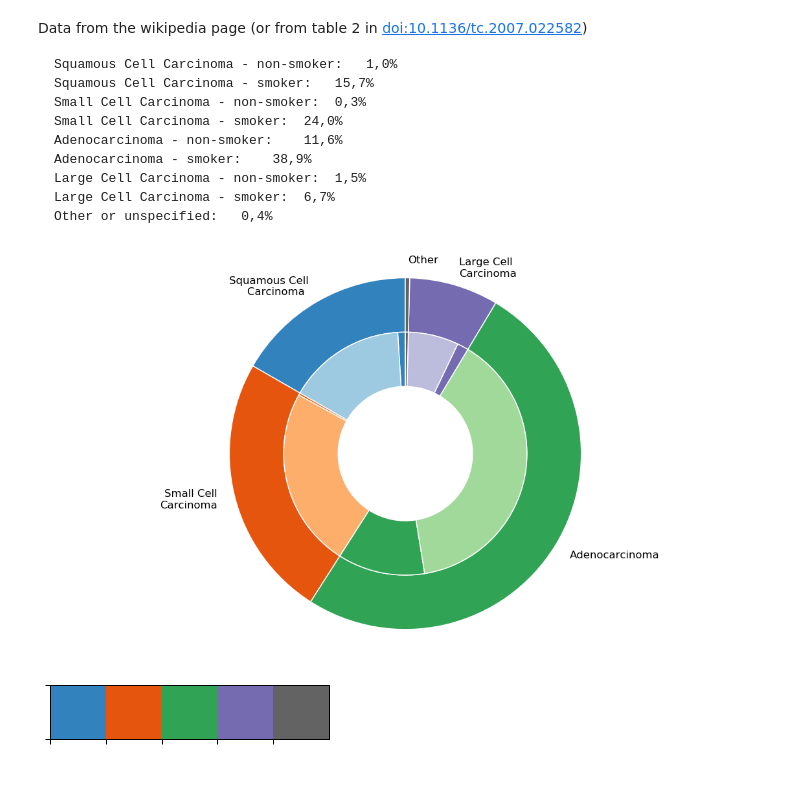
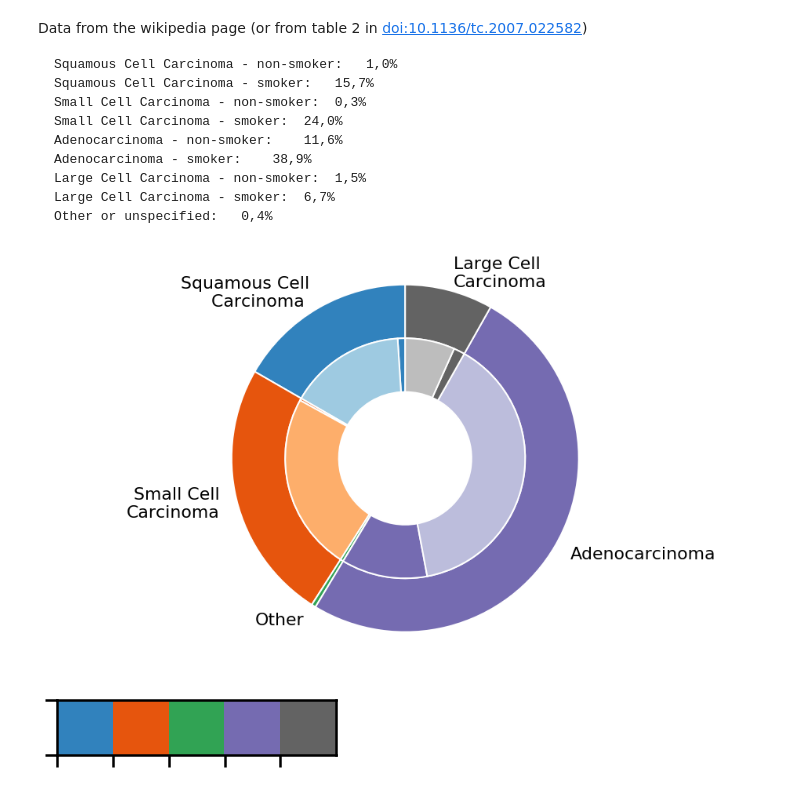
Before and after one commit to habi/wikipedia-plots, a Jupyter notebook: Cancer pie chart.ipynb, the cells around one changed output. Saved outputs shown, nothing was run; the diff lists cells and outputs as text; code cells hidden in the pictures.

```diff
--- a/Cancer pie chart.ipynb
+++ b/Cancer pie chart.ipynb
@@ -19,7 +19,7 @@ import matplotlib.pyplot as plt
 import seaborn
 import numpy as np
 # %%
-seaborn.set_context("talk")
+seaborn.set_context("poster")
 plt.rcParams['figure.figsize'] = (16,9)
 # %%
 # # Simplest case, original data
@@ -47,38 +47,40 @@ plt.rcParams['figure.figsize'] = (16,9)
 # Data
 labels = ['Squamous Cell\nCarcinoma ',
           'Small Cell\nCarcinoma',
+          'Other',
           'Adenocarcinoma',
-          'Large Cell\nCarcinoma',
-          'Other']
+          'Large Cell\nCarcinoma']
 sizes = np.array([[1.0, 15.7],
                   [0.3, 24.0],
+                  [0.4, 0.0],
                   [11.6, 38.9],
-                  [1.5, 6.7],
-                  [0.4, 0.0]])
+                  [1.5, 6.7]])
 # Set up
 size = 0.309
 start = 90
 cmap = plt.get_cmap("tab20c")
 outer_colors = cmap(np.arange(5)*4)
 inner_colors = cmap(np.arange(10)*2)
 
 # Plot
 plt.pie(sizes.sum(axis=1),
         labels=labels,
         radius=1,
         startangle=start,
         colors=outer_colors,
         wedgeprops=dict(width=size,
                         edgecolor='w'))
+
 plt.pie(sizes.flatten(),
         radius=1-size,
         colors=inner_colors,
         startangle=start,
         wedgeprops=dict(width=size,
                         edgecolor='w'))
 plt.axis('equal')
-plt.tight_layout()
-plt.savefig('cancerincidences.png')
+# plt.tight_layout()
+plt.savefig('cancerincidences.png',
+            bbox_inches='tight')
 plt.show()
 # %% [output]
-[figure, old version]
+[figure, new version]
@@ -87,7 +87,7 @@ cmap = plt.get_cmap("tab20c")
 # %%
 seaborn.palplot(outer_colors)
 # %% [output]
-[figure, old version]
+[figure, new version]
 # %%
 seaborn.palplot(cmap(np.arange(10)*2))
 # %% [output]
```
Also changed, not shown: parts of 3 cells of this notebook, 1 other file.
